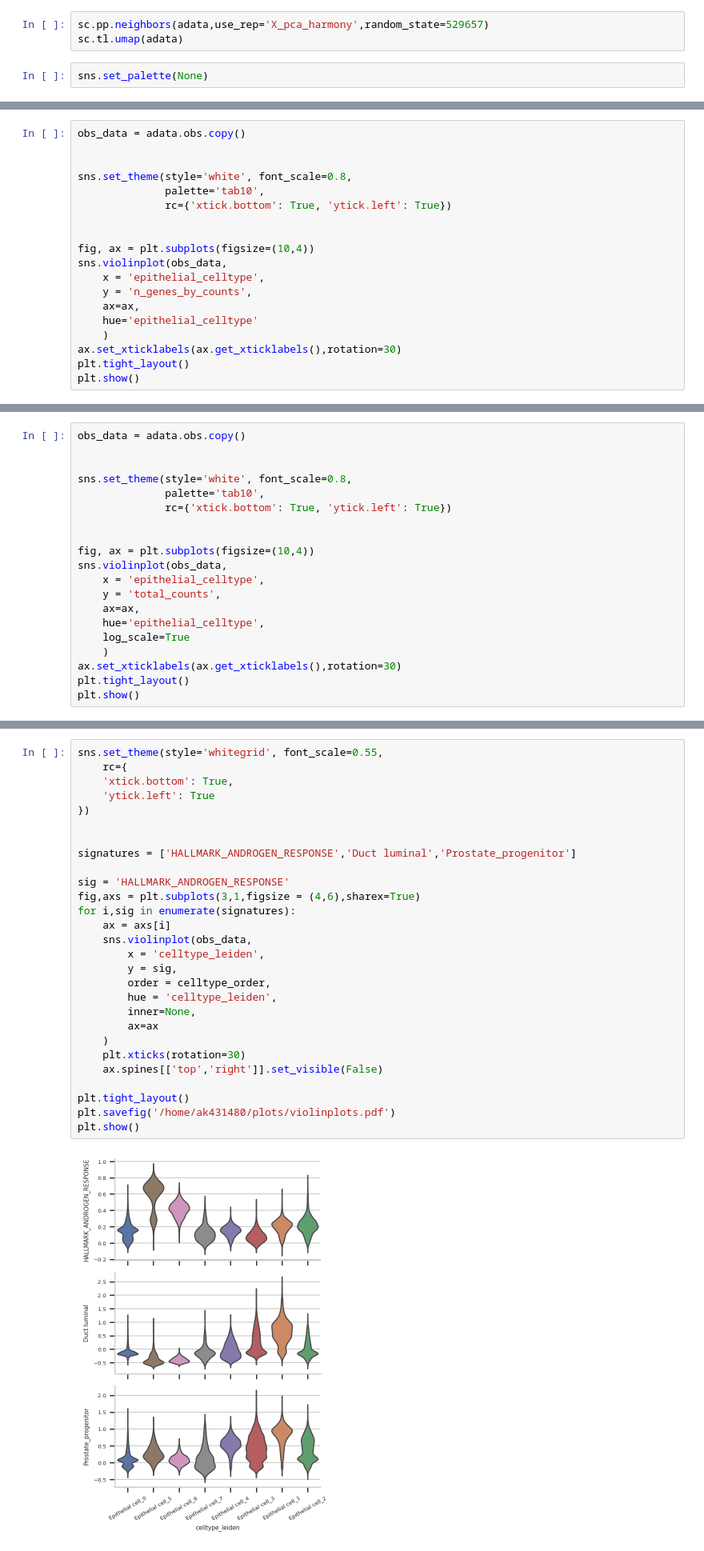
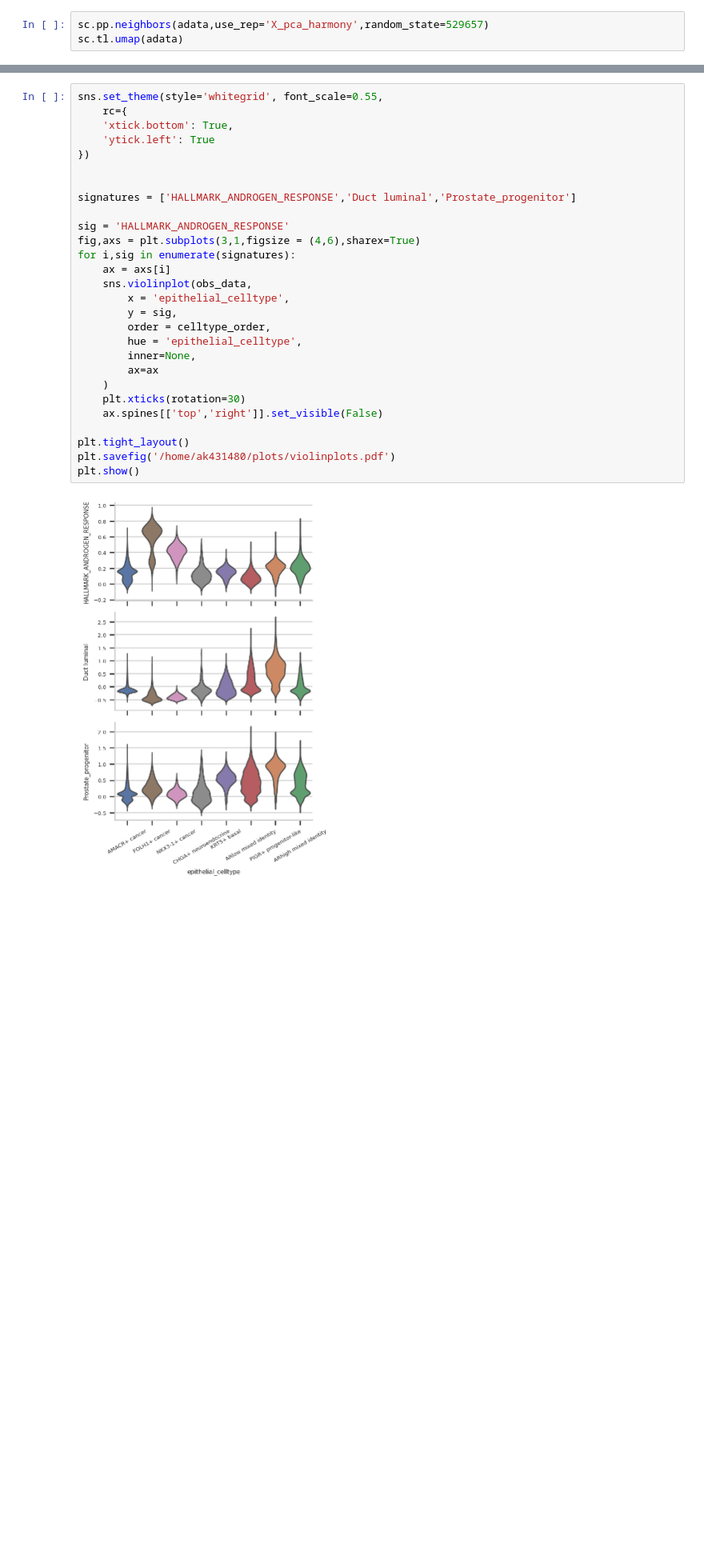
Before and after one commit to akiviaho/prostate_cancer_plasticity, a Jupyter notebook: lyu_2024_cell_type_subclustering.ipynb, the cells around one changed output, grey strips where cells are left out. Shown at 80% size. Cells and saved outputs as stored; diff of their text form; blank space fills up the shorter version.

```diff
--- a/lyu_2024_cell_type_subclustering.ipynb
+++ b/lyu_2024_cell_type_subclustering.ipynb
@@ -346,8 +346,6 @@ adata.obs['CNV_status'] = adata.obs['CNV_status'].fillna('Benign')
 # %%
 sc.pp.neighbors(adata,use_rep='X_pca_harmony',random_state=529657)
 sc.tl.umap(adata)
-# %%
-sns.set_palette(None)
 # %%
 sc.set_figure_params(figsize=(3.5,3),fontsize=6,dpi_save=300)
 sc.pl.umap(adata,color='celltype_leiden', size=2,frameon=False,palette='tab10',save='umap.pdf')
@@ -368,22 +366,3 @@ cluster_naming_dict = {
 }
 
 adata.obs['epithelial_celltype'] = adata.obs['celltype_leiden'].map(cluster_naming_dict)
-# %%
-obs_data = adata.obs.copy()
-
-
-sns.set_theme(style='white', font_scale=0.8,
-              palette='tab10',
-              rc={'xtick.bottom': True, 'ytick.left': True})
-
-
-fig, ax = plt.subplots(figsize=(10,4))
-sns.violinplot(obs_data,
-    x = 'epithelial_celltype',
-    y = 'n_genes_by_counts',
-    ax=ax,
-    hue='epithelial_celltype'
-    )
-ax.set_xticklabels(ax.get_xticklabels(),rotation=30)
-plt.tight_layout()
-plt.show()
@@ -392,20 +368,0 @@ plt.show()
-# %%
-obs_data = adata.obs.copy()
-
-
-sns.set_theme(style='white', font_scale=0.8,
-              palette='tab10',
-              rc={'xtick.bottom': True, 'ytick.left': True})
-
-
-fig, ax = plt.subplots(figsize=(10,4))
-sns.violinplot(obs_data,
-    x = 'epithelial_celltype',
-    y = 'total_counts',
-    ax=ax,
-    hue='epithelial_celltype',
-    log_scale=True
-    )
-ax.set_xticklabels(ax.get_xticklabels(),rotation=30)
-plt.tight_layout()
-plt.show()
@@ -799,30 +604,30 @@ AnnData object with n_obs × n_vars = 38217 × 26261
 # %%
 sns.set_theme(style='whitegrid', font_scale=0.55,
     rc={
     'xtick.bottom': True,
     'ytick.left': True
 })
 
 
 signatures = ['HALLMARK_ANDROGEN_RESPONSE','Duct luminal','Prostate_progenitor']
 
 sig = 'HALLMARK_ANDROGEN_RESPONSE'
 fig,axs = plt.subplots(3,1,figsize = (4,6),sharex=True)
 for i,sig in enumerate(signatures):
     ax = axs[i]
     sns.violinplot(obs_data,
-        x = 'celltype_leiden',
+        x = 'epithelial_celltype',
         y = sig,
         order = celltype_order,
-        hue = 'celltype_leiden',
+        hue = 'epithelial_celltype',
         inner=None,
         ax=ax
     )
     plt.xticks(rotation=30)
     ax.spines[['top','right']].set_visible(False)
 
 plt.tight_layout()
 plt.savefig('/home/ak431480/plots/violinplots.pdf')
 plt.show()
 # %% [output]
-[figure, old version]
+[figure, new version]
```
Also changed, not shown: parts of 22 cells of this notebook, 5 other files.
